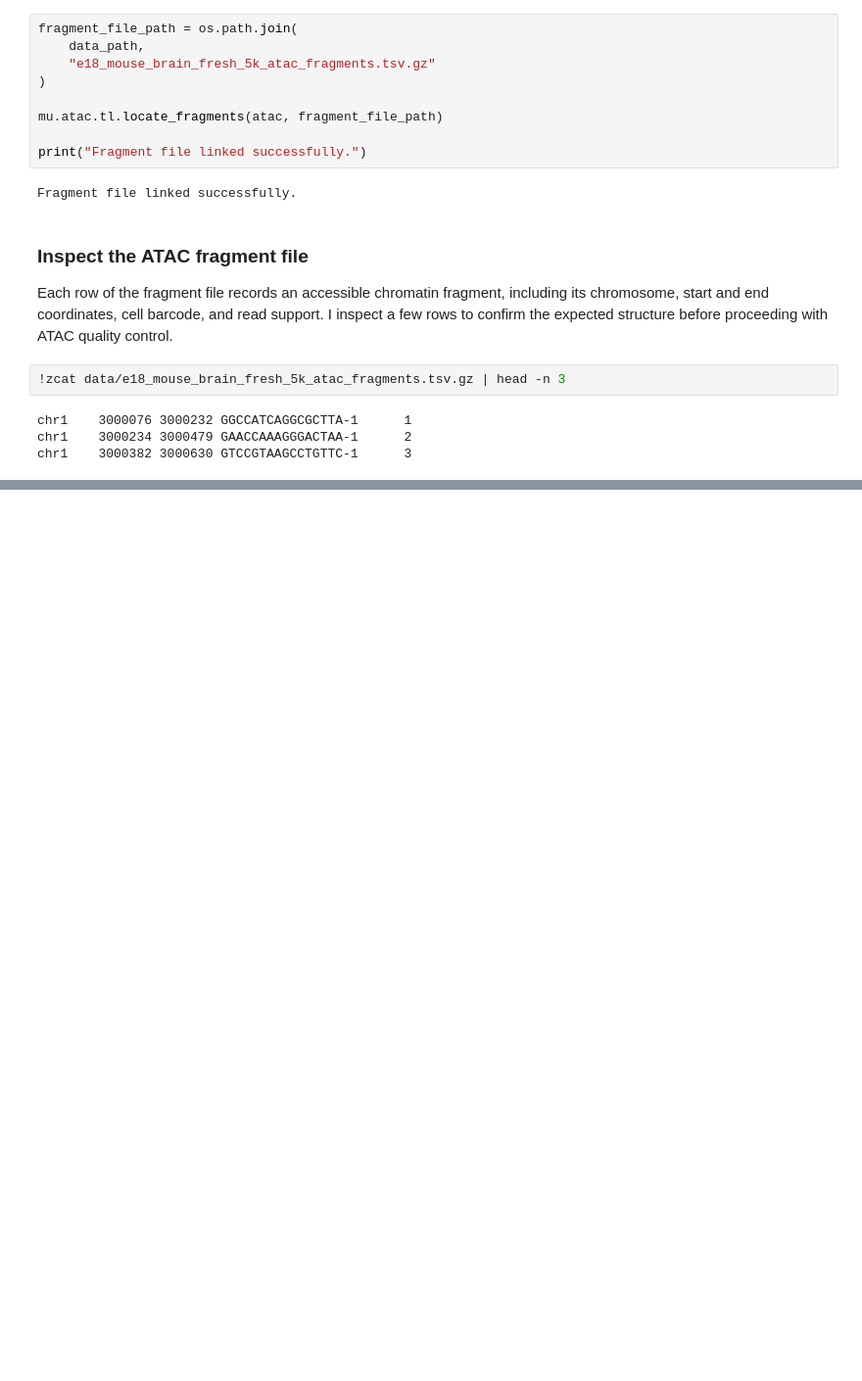
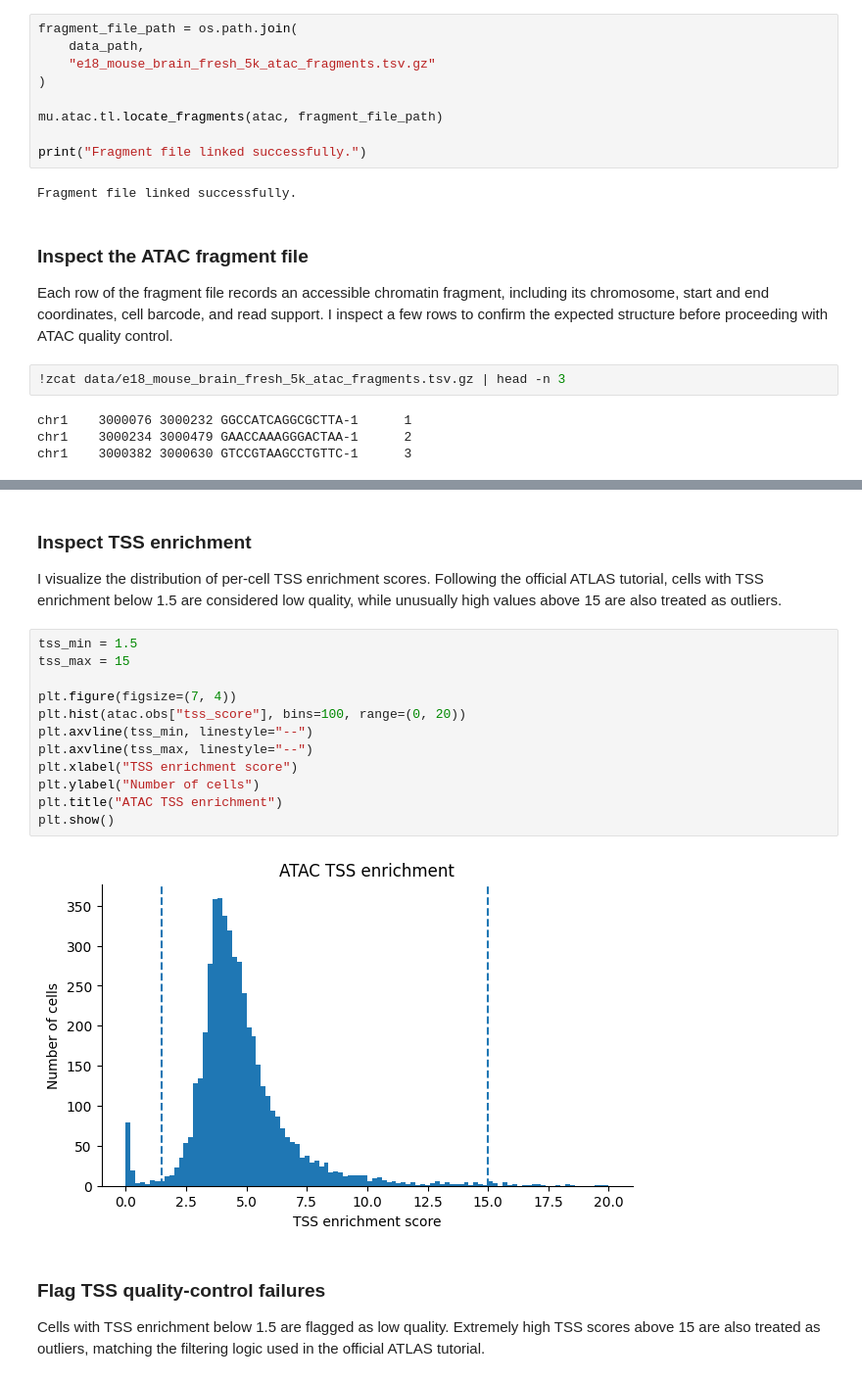
Before and after one commit to sromerar/omics-tutorials, a Jupyter notebook: 01_atlas_getting_started.ipynb, the cells around one changed output, grey strips where cells are left out. Shown at 98% size. Cells and saved outputs as stored; diff of their text form; blank space fills up the shorter version.

```diff
--- a/01_atlas_getting_started.ipynb
+++ b/01_atlas_getting_started.ipynb
@@ -262,0 +446,22 @@ chr1    3000382 3000630 GTCCGTAAGCCTGTTC-1      3
+# %% [markdown]
+### Inspect TSS enrichment
+
+I visualize the distribution of per-cell TSS enrichment scores. Following the official ATLAS tutorial, cells with TSS enrichment below 1.5 are considered low quality, while unusually high values above 15 are also treated as outliers.
+# %%
+tss_min = 1.5
+tss_max = 15
+
+plt.figure(figsize=(7, 4))
+plt.hist(atac.obs["tss_score"], bins=100, range=(0, 20))
+plt.axvline(tss_min, linestyle="--")
+plt.axvline(tss_max, linestyle="--")
+plt.xlabel("TSS enrichment score")
+plt.ylabel("Number of cells")
+plt.title("ATAC TSS enrichment")
+plt.show()
+# %% [output]
+[figure, added]
+# %% [markdown]
+### Flag TSS quality-control failures
+
+Cells with TSS enrichment below 1.5 are flagged as low quality. Extremely high TSS scores above 15 are also treated as outliers, matching the filtering logic used in the official ATLAS tutorial.
```
Also changed, not shown: parts of 39 cells of this notebook.
